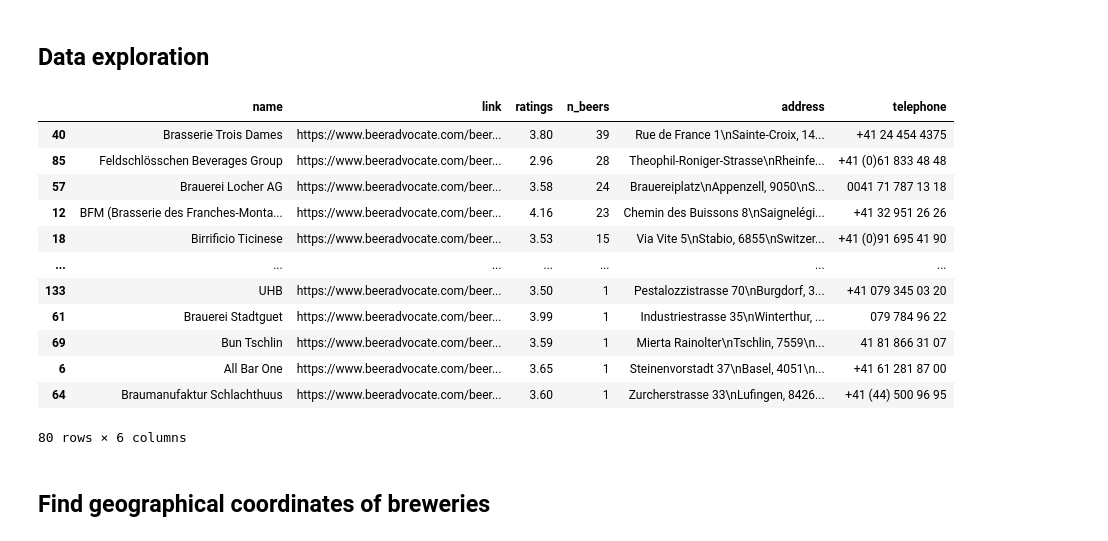
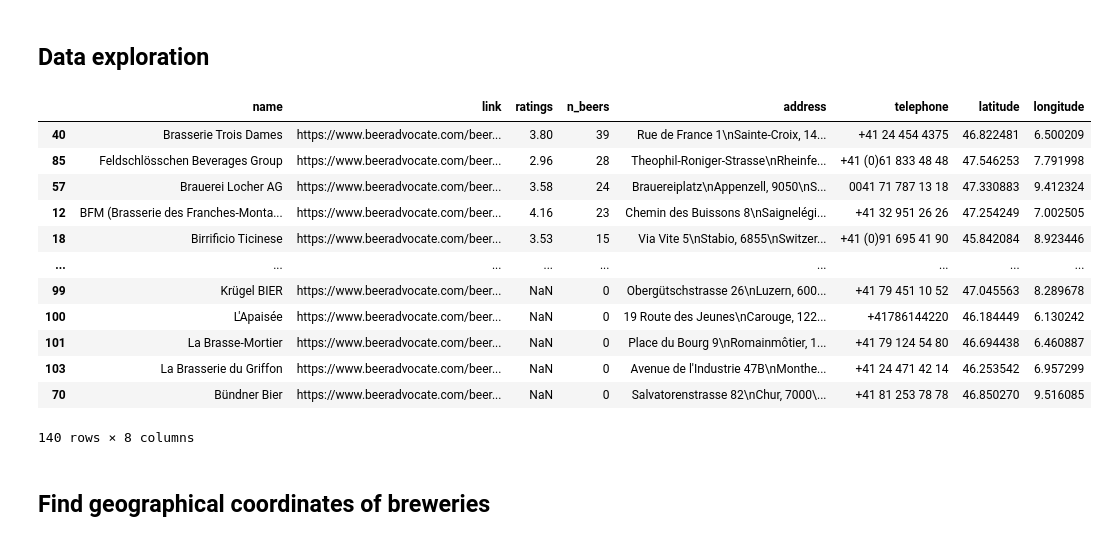
Before and after one commit to nrbernier/swiss-beer-map, a Jupyter notebook: swiss-beer-map.ipynb, the cells around one changed output. Cells and saved outputs as stored; diff of their text form; code cells hidden in the pictures.

```diff
--- a/swiss-beer-map.ipynb
+++ b/swiss-beer-map.ipynb
@@ -421,21 +421,21 @@ breweries_ch_df
 # %% [markdown]
 ## Data exploration
 # %%
-breweries_ch_df.sort_values('n_beers', ascending=False).dropna()
+breweries_ch_df.sort_values('n_beers', ascending=False)
 # %% [output]
-|  | name | link | ratings | n_beers | address | telephone |
-| 40 | Brasserie Trois Dames | https://www.beeradvocate.com/beer... | 3.80 | 39 | Rue de France 1\nSainte-Croix, 14... | +41 24 454 4375 |
-| 85 | Feldschlösschen Beverages Group | https://www.beeradvocate.com/beer... | 2.96 | 28 | Theophil-Roniger-Strasse\nRheinfe... | +41 (0)61 833 48 48 |
-| 57 | Brauerei Locher AG | https://www.beeradvocate.com/beer... | 3.58 | 24 | Brauereiplatz\nAppenzell, 9050\nS... | 0041 71 787 13 18 |
-| 12 | BFM (Brasserie des Franches-Monta... | https://www.beeradvocate.com/beer... | 4.16 | 23 | Chemin des Buissons 8\nSaignelégi... | +41 32 951 26 26 |
-| 18 | Birrificio Ticinese | https://www.beeradvocate.com/beer... | 3.53 | 15 | Via Vite 5\nStabio, 6855\nSwitzer... | +41 (0)91 695 41 90 |
-| ... | ... | ... | ... | ... | ... | ... |
-| 133 | UHB | https://www.beeradvocate.com/beer... | 3.50 | 1 | Pestalozzistrasse 70\nBurgdorf, 3... | +41 079 345 03 20 |
-| 61 | Brauerei Stadtguet | https://www.beeradvocate.com/beer... | 3.99 | 1 | Industriestrasse 35\nWinterthur, ... | 079 784 96 22 |
-| 69 | Bun Tschlin | https://www.beeradvocate.com/beer... | 3.59 | 1 | Mierta Rainolter\nTschlin, 7559\n... | 41 81 866 31 07 |
-| 6 | All Bar One | https://www.beeradvocate.com/beer... | 3.65 | 1 | Steinenvorstadt 37\nBasel, 4051\n... | +41 61 281 87 00 |
-| 64 | Braumanufaktur Schlachthuus | https://www.beeradvocate.com/beer... | 3.60 | 1 | Zurcherstrasse 33\nLufingen, 8426... | +41 (44) 500 96 95 |
+|  | name | link | ratings | n_beers | address | telephone | latitude | longitude |
+| 40 | Brasserie Trois Dames | https://www.beeradvocate.com/beer... | 3.80 | 39 | Rue de France 1\nSainte-Croix, 14... | +41 24 454 4375 | 46.822481 | 6.500209 |
+| 85 | Feldschlösschen Beverages Group | https://www.beeradvocate.com/beer... | 2.96 | 28 | Theophil-Roniger-Strasse\nRheinfe... | +41 (0)61 833 48 48 | 47.546253 | 7.791998 |
+| 57 | Brauerei Locher AG | https://www.beeradvocate.com/beer... | 3.58 | 24 | Brauereiplatz\nAppenzell, 9050\nS... | 0041 71 787 13 18 | 47.330883 | 9.412324 |
+| 12 | BFM (Brasserie des Franches-Monta... | https://www.beeradvocate.com/beer... | 4.16 | 23 | Chemin des Buissons 8\nSaignelégi... | +41 32 951 26 26 | 47.254249 | 7.002505 |
+| 18 | Birrificio Ticinese | https://www.beeradvocate.com/beer... | 3.53 | 15 | Via Vite 5\nStabio, 6855\nSwitzer... | +41 (0)91 695 41 90 | 45.842084 | 8.923446 |
+| ... | ... | ... | ... | ... | ... | ... | ... | ... |
+| 99 | Krügel BIER | https://www.beeradvocate.com/beer... | NaN | 0 | Obergütschstrasse 26\nLuzern, 600... | +41 79 451 10 52 | 47.045563 | 8.289678 |
+| 100 | L'Apaisée | https://www.beeradvocate.com/beer... | NaN | 0 | 19 Route des Jeunes\nCarouge, 122... | +41786144220 | 46.184449 | 6.130242 |
+| 101 | La Brasse-Mortier | https://www.beeradvocate.com/beer... | NaN | 0 | Place du Bourg 9\nRomainmôtier, 1... | +41 79 124 54 80 | 46.694438 | 6.460887 |
+| 103 | La Brasserie du Griffon | https://www.beeradvocate.com/beer... | NaN | 0 | Avenue de l'Industrie 47B\nMonthe... | +41 24 471 42 14 | 46.253542 | 6.957299 |
+| 70 | Bündner Bier | https://www.beeradvocate.com/beer... | NaN | 0 | Salvatorenstrasse 82\nChur, 7000\... | +41 81 253 78 78 | 46.850270 | 9.516085 |
-80 rows × 6 columns
+140 rows × 8 columns
 # %% [markdown]
 ## Find geographical coordinates of breweries
 # %%
```
Also changed, not shown: parts of 18 cells of this notebook.
